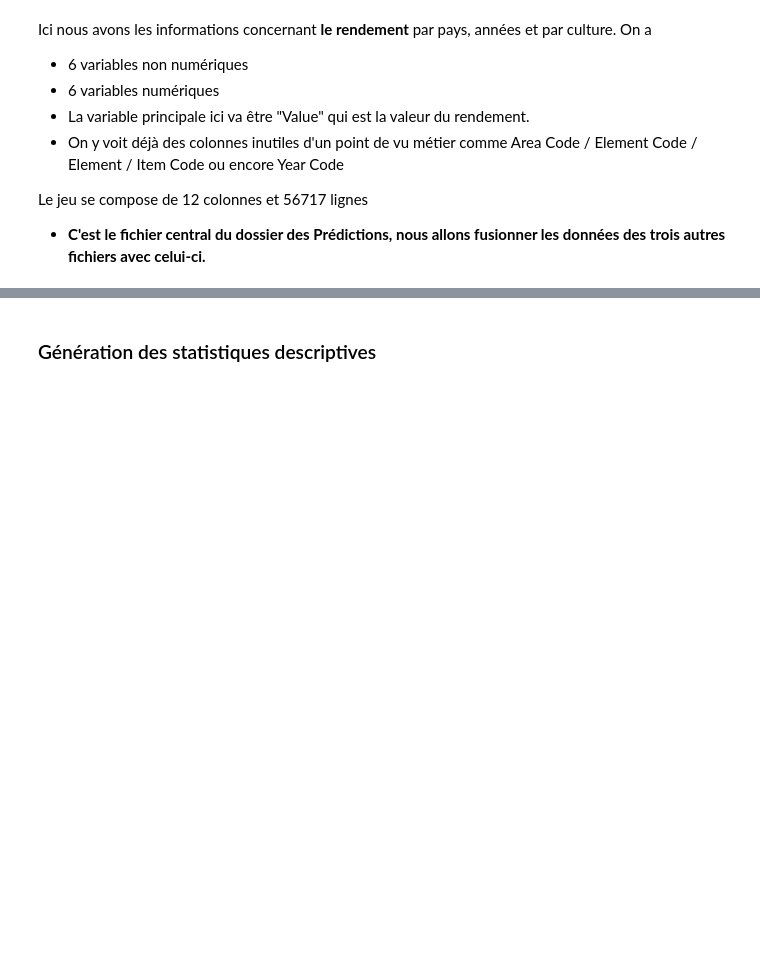
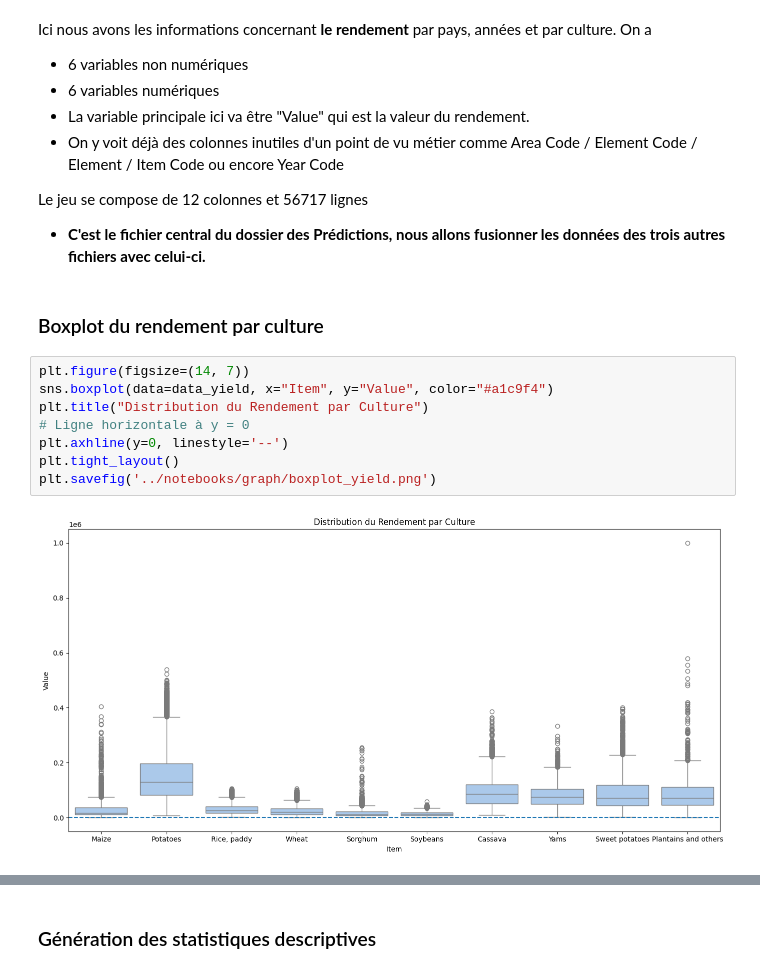
Before and after one commit to SCFlorian/Systeme_recommandation_agricole, a Jupyter notebook: notebooks/notebook_analyse_exploratoire.ipynb, the cells around one changed output, grey strips where cells are left out. Saved outputs shown, nothing was run; the diff lists cells and outputs as text; blank space fills up the shorter version.

```diff
--- a/notebooks/notebook_analyse_exploratoire.ipynb
+++ b/notebooks/notebook_analyse_exploratoire.ipynb
@@ -1039,3 +1039,15 @@ Ici nous avons les informations concernant **le rendement** par pays, années et
 Le jeu se compose de 12 colonnes et 56717 lignes
 
 - **C'est le fichier central du dossier des Prédictions, nous allons fusionner les données des trois autres fichiers avec celui-ci.**
+# %% [markdown]
+### Boxplot du rendement par culture
+# %%
+plt.figure(figsize=(14, 7))
+sns.boxplot(data=data_yield, x="Item", y="Value", color="#a1c9f4")
+plt.title("Distribution du Rendement par Culture")
+# Ligne horizontale à y = 0
+plt.axhline(y=0, linestyle='--')
+plt.tight_layout()
+plt.savefig('../notebooks/graph/boxplot_yield.png')
+# %% [output]
+[figure, added]
```
Also changed, not shown: parts of 12 cells of this notebook, 7 other files.
